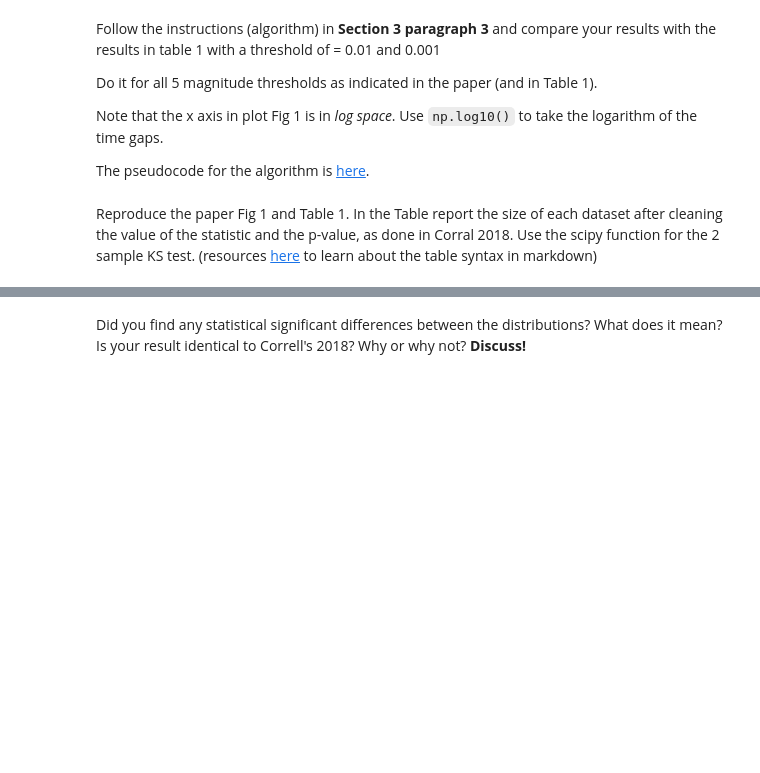
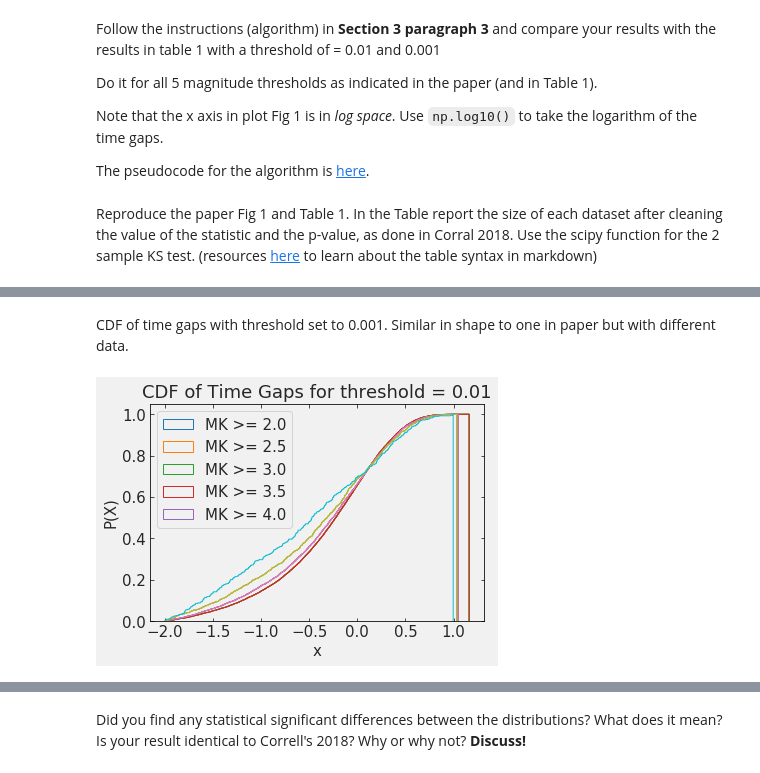
Before and after one commit to samuelmat/DSPS_tFessaras, a Jupyter notebook: HW3/KS_earthquakes_tFessaras.ipynb, the cells around one changed output, grey strips where cells are left out. Saved outputs shown, nothing was run; the diff lists cells and outputs as text; code cells hidden in the pictures; blank space fills up the shorter version.

```diff
--- a/HW3/KS_earthquakes_tFessaras.ipynb
+++ b/HW3/KS_earthquakes_tFessaras.ipynb
@@ -459,0 +462,47 @@ your table here
+# %% [markdown]
+CDF of time gaps with threshold set to 0.001. Similar in shape to one in paper but with different data.
+# %%
+thresh2 = 0.01
+for Mk in [2.0,2.5,3.0,3.5,4.0]:
+  for Ml in [2.0, 2.5,3.0,3.5,4.0]:
+    if(Mk >= Ml):
+      continue
+
+    x_Mk = eqFinalData[eqFinalData['magnitude'] >= Mk]
+    x_Ml = eqFinalData[eqFinalData['magnitude'] >= Ml]
+    for i in [1,2]:
+      Rk = 1 / (x_Mk["time_difference"].mean())
+      x_Mk = x_Mk[x_Mk["time_difference"]*Rk > thresh2]
+      x_Mk["time_difference"] = x_Mk["time_difference"].values*Rk
+      #print(i)
+      Rl = 1 / (x_Ml["time_difference"].mean())
+      x_Ml = x_Ml[x_Ml["time_difference"]*Rl > thresh2]
+      x_Ml["time_difference"] = x_Ml["time_difference"].values*Rl
+
+
+   #print(x_Mk['time_difference'].mean())
+    #print(x_Ml['time_difference'].mean())
+    #print(Rk)
+    #print(Rl)
+    #print(x_Mk["time_difference"].subtract(x_Ml["time_difference"]))
+    #print(x_Mk["time_difference"] - x_Ml["time_difference"])
+    D, P = sp.stats.ks_2samp(x_Mk["time_difference"],x_Ml["time_difference"])
+   # print("Maximum difference is: ", D)
+    #print("P for ", Mk, " and ", Ml, " is: " , P)
+    #print()
+
+    thresholdArray.append(0.01)
+    MkArray.append(Mk)
+    MlArray.append(Ml)
+    RkArray.append(Rk)
+    RlArray.append(Rl)
+    DArray.append(D)
+    PArray.append(P)
+
+    hist = pl.hist(np.log10(x_Mk["time_difference"]), bins=1000, cumulative=True, histtype='step', density=True)
+    pl.xlabel("x")
+    pl.ylabel("P(X)")
+    pl.title("CDF of Time Gaps for threshold = 0.01")
+    pl.legend(legend, loc = 2)
+# %% [output]
+[figure, added]
```
Also changed, not shown: parts of 7 cells of this notebook.
